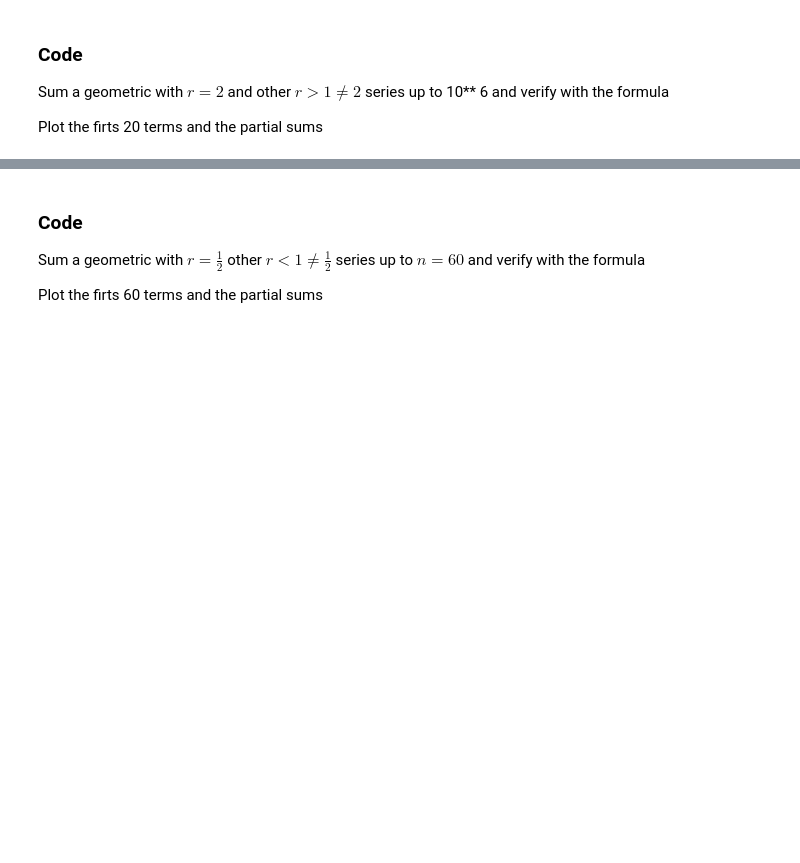
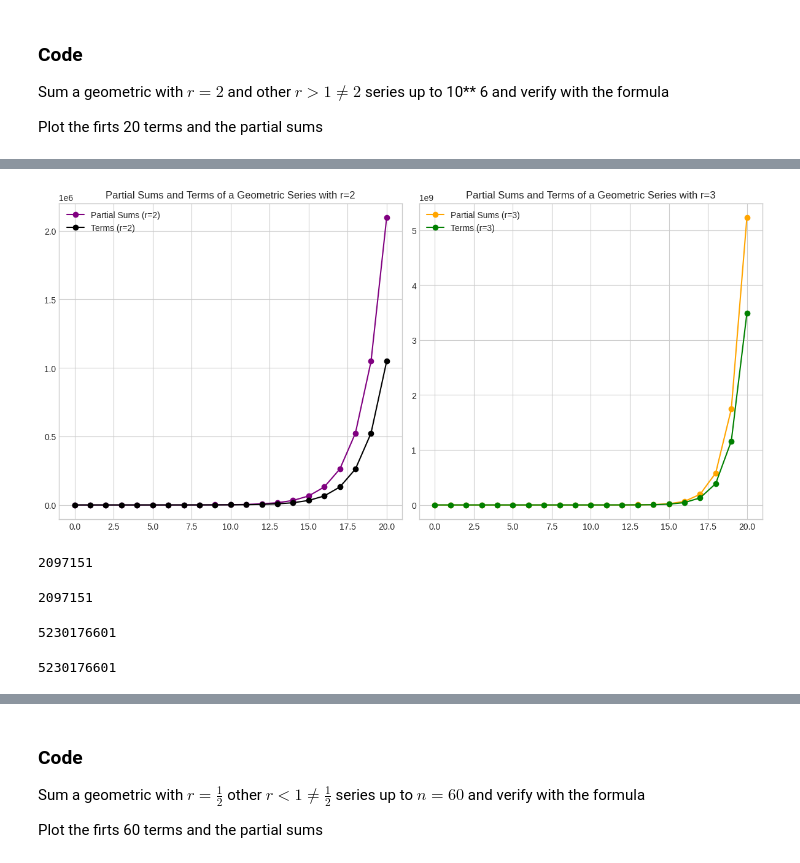
Before and after one commit to SAMREYBEN64/MetNumUN2023II, a Jupyter notebook: Lab1/sreyesbArithmeticSeriesGeometricSeriesPowerSums.ipynb, the cells around one changed output, grey strips where cells are left out. Drawn from its saved outputs; the diff is of its cells as text; code cells hidden in the pictures; blank space fills up the shorter version.

```diff
--- a/Lab1/sreyesbArithmeticSeriesGeometricSeriesPowerSums.ipynb
+++ b/Lab1/sreyesbArithmeticSeriesGeometricSeriesPowerSums.ipynb
@@ -365,3 +327,69 @@ plt.show()
+# %%
+import matplotlib.pyplot as plt
+
+def calculate_geometric_series(n, r):
+    series_sum, series_k = [], []
+    S_n = 0
+
+    for i in range(0, n+1):
+        a_i = r**i
+        S_n += a_i
+        series_sum.append(S_n)
+        series_k.append(a_i)
+
+    return series_sum, series_k
+
+n = 20
+
+r_2 = 2
+sum_r_2, terms_r_2 = calculate_geometric_series(n, r_2)
+S_n_r_2 = sum_r_2[-1]  # Save the total sum of partial sums for r = 2
+
+r_3 = 3
+sum_r_3, terms_r_3 = calculate_geometric_series(n, r_3)
+S_n_r_3 = sum_r_3[-1]  # Save the total sum of partial sums for r = 3
+
+plt.figure(figsize=(12, 6))
+plt.style.use('seaborn-whitegrid')
+
+plt.subplot(1, 2, 1)
+plt.plot(range(0, n+1), sum_r_2, color='purple', marker="o", label='Partial Sums (r=2)')
+plt.plot(range(0, n+1), terms_r_2, color='black', marker="o", label='Terms (r=2)')
+plt.title("Partial Sums and Terms of a Geometric Series with r=2")
+plt.legend()
+
+plt.subplot(1, 2, 2)
+plt.plot(range(0, n+1), sum_r_3, color='orange', marker="o", label='Partial Sums (r=3)')
+plt.plot(range(0, n+1), terms_r_3, color='green', marker="o", label='Terms (r=3)')
+plt.title("Partial Sums and Terms of a Geometric Series with r=3")
+plt.legend()
+
+plt.tight_layout()
+plt.show()
+# %% [output]
+[figure, added]
+# %%
+print(S_n_r_2)
+# %% [output]
+2097151
+# %%
+r = 2
+n = 20
+S_n = ((1-r**(n+1))//(1-r))
+print(S_n)
+# %% [output]
+2097151
+# %%
+print(S_n_r_3)
+# %% [output]
+5230176601
+# %%
+r = 3
+n = 20
+S_n = ((1-r**(n+1))//(1-r))
+print(S_n)
+# %% [output]
+5230176601
 # %% [markdown]
 ## Zenon Arrow
 
```
Also changed, not shown: parts of 13 cells of this notebook.
